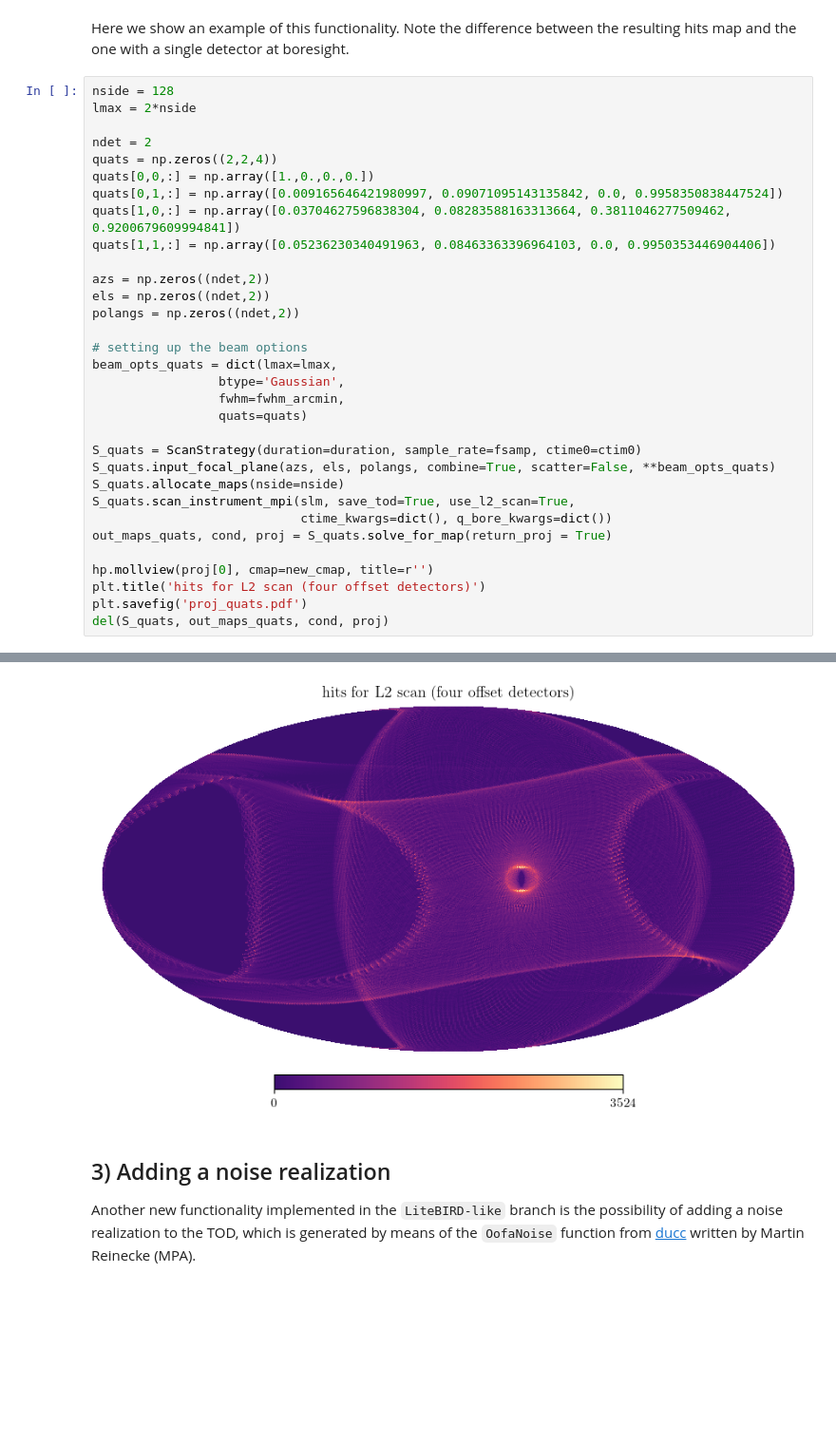
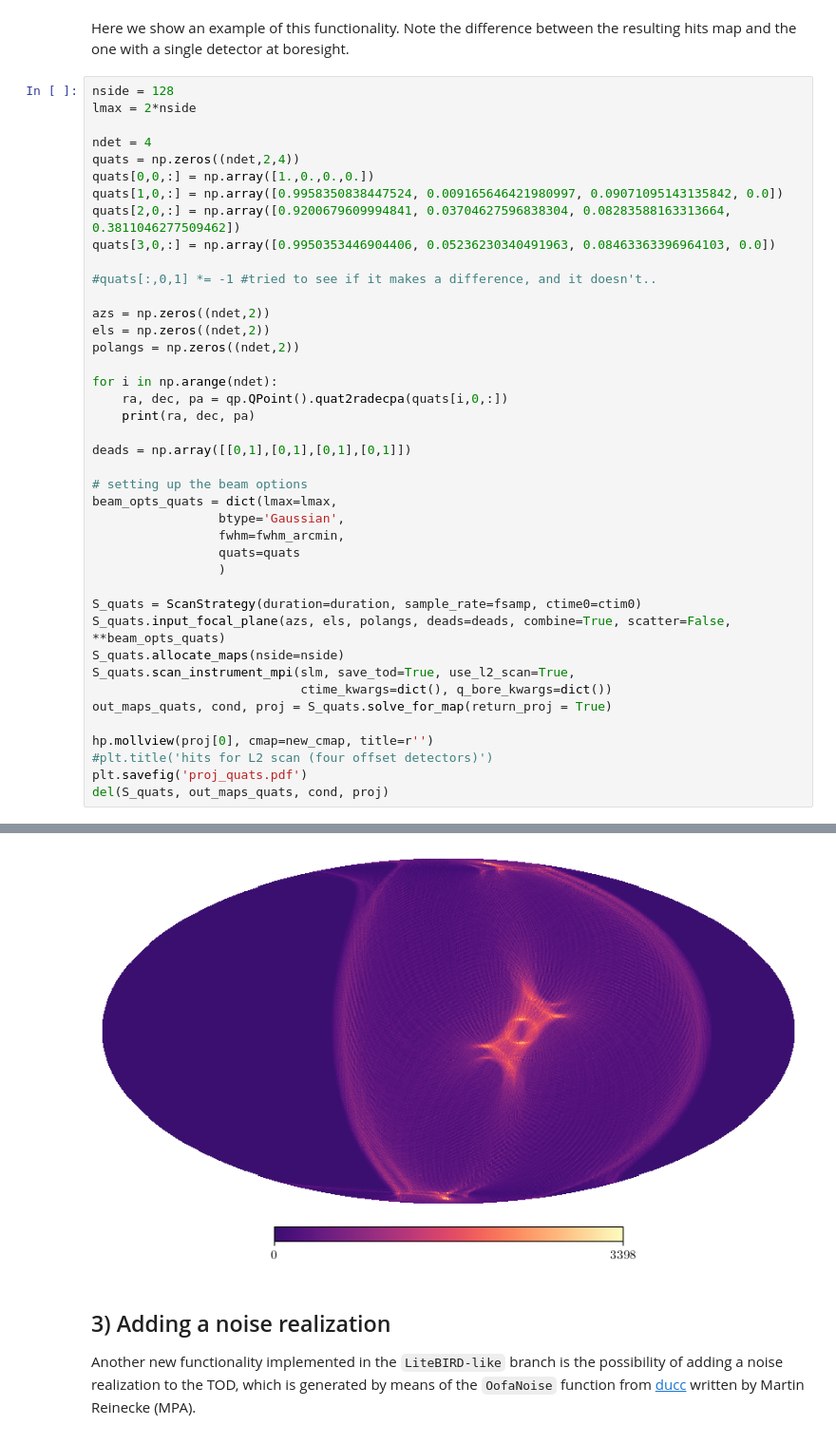
Before and after one commit to martamonelli/CMB-Inflate_WP4, a Jupyter notebook: beamconv-based.ipynb, the cells around one changed output, grey strips where cells are left out. Shown at 95% size. Drawn from its saved outputs; the diff is of its cells as text; blank space fills up the shorter version.

```diff
--- a/beamconv-based.ipynb
+++ b/beamconv-based.ipynb
@@ -261,32 +243,41 @@ Here we show an example of this functionality. Note the difference between the r
 nside = 128
 lmax = 2*nside
 
-ndet = 2
-quats = np.zeros((2,2,4))
+ndet = 4
+quats = np.zeros((ndet,2,4))
 quats[0,0,:] = np.array([1.,0.,0.,0.])
-quats[0,1,:] = np.array([0.009165646421980997, 0.09071095143135842, 0.0, 0.9958350838447524])
-quats[1,0,:] = np.array([0.03704627596838304, 0.08283588163313664, 0.3811046277509462, 0.9200679609994841])
-quats[1,1,:] = np.array([0.05236230340491963, 0.08463363396964103, 0.0, 0.9950353446904406])
+quats[1,0,:] = np.array([0.9958350838447524, 0.009165646421980997, 0.09071095143135842, 0.0])
+quats[2,0,:] = np.array([0.9200679609994841, 0.03704627596838304, 0.08283588163313664, 0.3811046277509462])
+quats[3,0,:] = np.array([0.9950353446904406, 0.05236230340491963, 0.08463363396964103, 0.0])
+
+#quats[:,0,1] *= -1 #tried to see if it makes a difference, and it doesn't..
 
 azs = np.zeros((ndet,2))
 els = np.zeros((ndet,2))
 polangs = np.zeros((ndet,2))
 
+for i in np.arange(ndet):
+    ra, dec, pa = qp.QPoint().quat2radecpa(quats[i,0,:])
+    print(ra, dec, pa)
+
+deads = np.array([[0,1],[0,1],[0,1],[0,1]])
+
 # setting up the beam options
 beam_opts_quats = dict(lmax=lmax,
                  btype='Gaussian',
                  fwhm=fwhm_arcmin,
-                 quats=quats)
+                 quats=quats
+                 )
 
 S_quats = ScanStrategy(duration=duration, sample_rate=fsamp, ctime0=ctim0)
-S_quats.input_focal_plane(azs, els, polangs, combine=True, scatter=False, **beam_opts_quats)
+S_quats.input_focal_plane(azs, els, polangs, deads=deads, combine=True, scatter=False, **beam_opts_quats)
 S_quats.allocate_maps(nside=nside)
 S_quats.scan_instrument_mpi(slm, save_tod=True, use_l2_scan=True,
                             ctime_kwargs=dict(), q_bore_kwargs=dict())
 out_maps_quats, cond, proj = S_quats.solve_for_map(return_proj = True)
 
 hp.mollview(proj[0], cmap=new_cmap, title=r'')
-plt.title('hits for L2 scan (four offset detectors)')
+#plt.title('hits for L2 scan (four offset detectors)')
 plt.savefig('proj_quats.pdf')
 del(S_quats, out_maps_quats, cond, proj)
 # %% [output]
@@ -302,4 +301,4 @@ WARNING: Input maps should be in ecliptic coordinates!
-[figure, old version]
+[figure, new version]
 # %% [markdown]
 ## 3) Adding a noise realization
 
```
Also changed, not shown: parts of 15 cells of this notebook, 3 other files.
